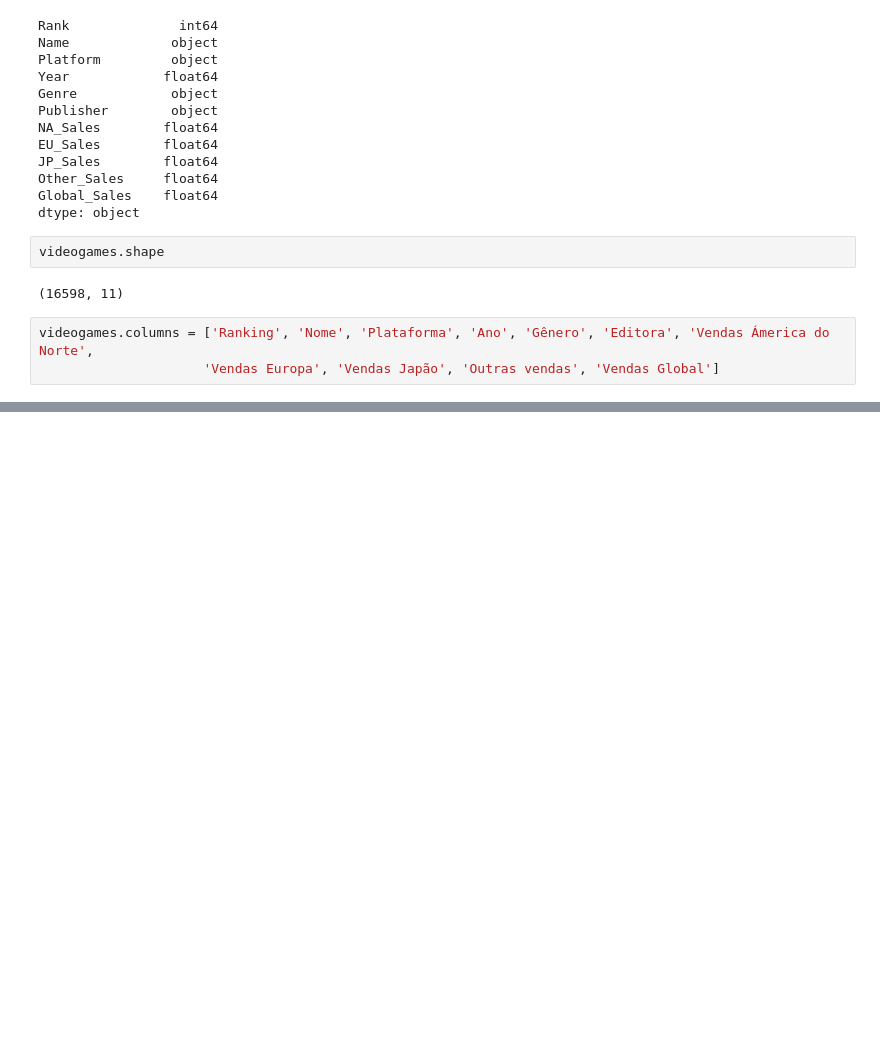
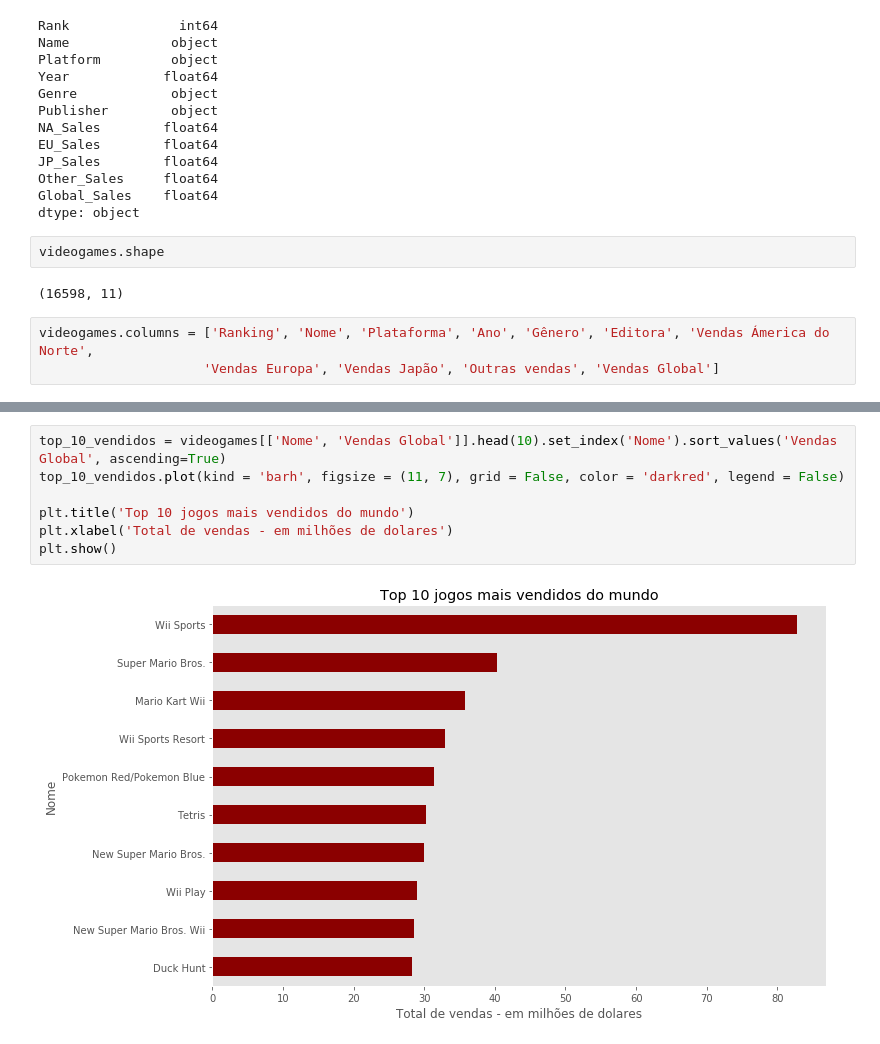
Before and after one commit to henriquenasc/videogames-sales, a Jupyter notebook: Intro Data Science.ipynb, the cells around one changed output, grey strips where cells are left out. Saved outputs shown, nothing was run; the diff lists cells and outputs as text; blank space fills up the shorter version.

```diff
--- a/Intro Data Science.ipynb
+++ b/Intro Data Science.ipynb
@@ -85,0 +120,9 @@ videogames[videogames['Ano'].isnull()].head()
+# %%
+top_10_vendidos = videogames[['Nome', 'Vendas Global']].head(10).set_index('Nome').sort_values('Vendas Global', ascending=True)
+top_10_vendidos.plot(kind = 'barh', figsize = (11, 7), grid = False, color = 'darkred', legend = False)
+
+plt.title('Top 10 jogos mais vendidos do mundo')
+plt.xlabel('Total de vendas - em milhões de dolares')
+plt.show()
+# %% [output]
+[figure, added]
```
Also changed, not shown: parts of 3 cells of this notebook.
